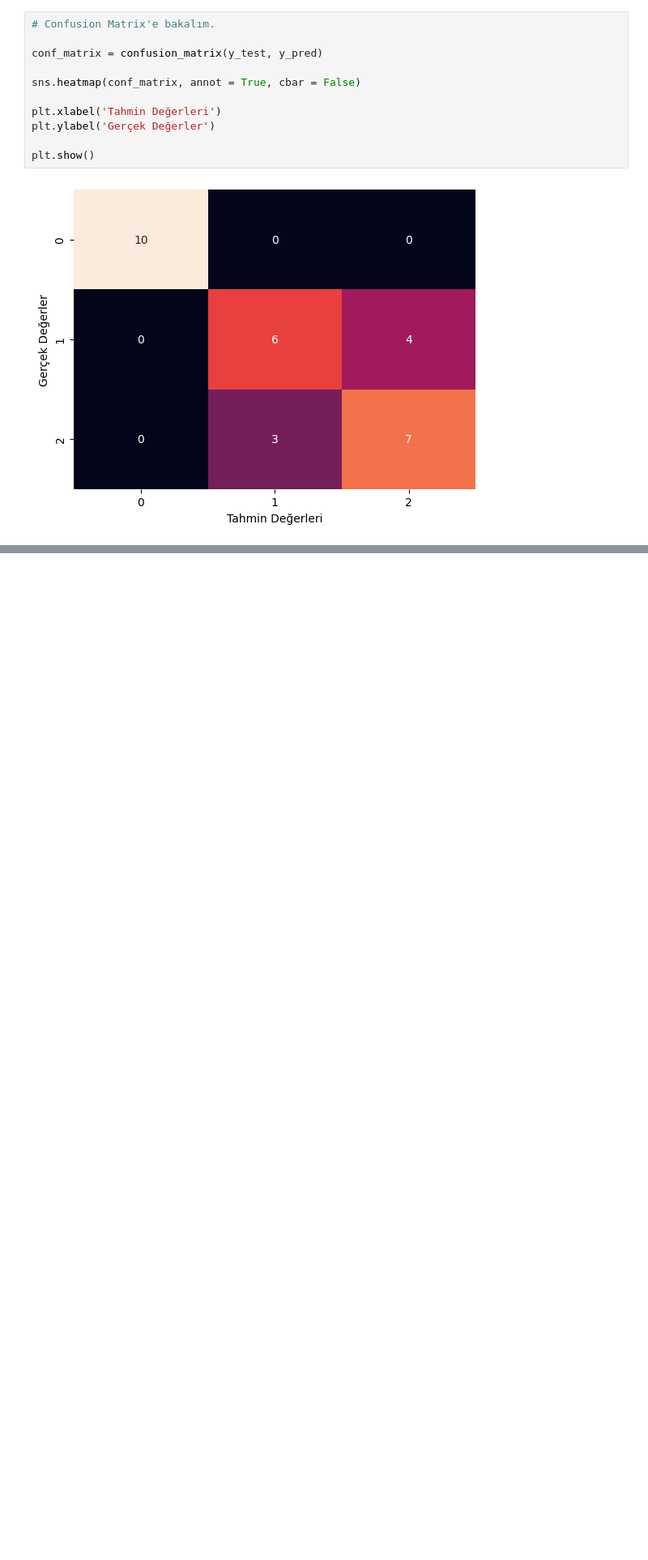
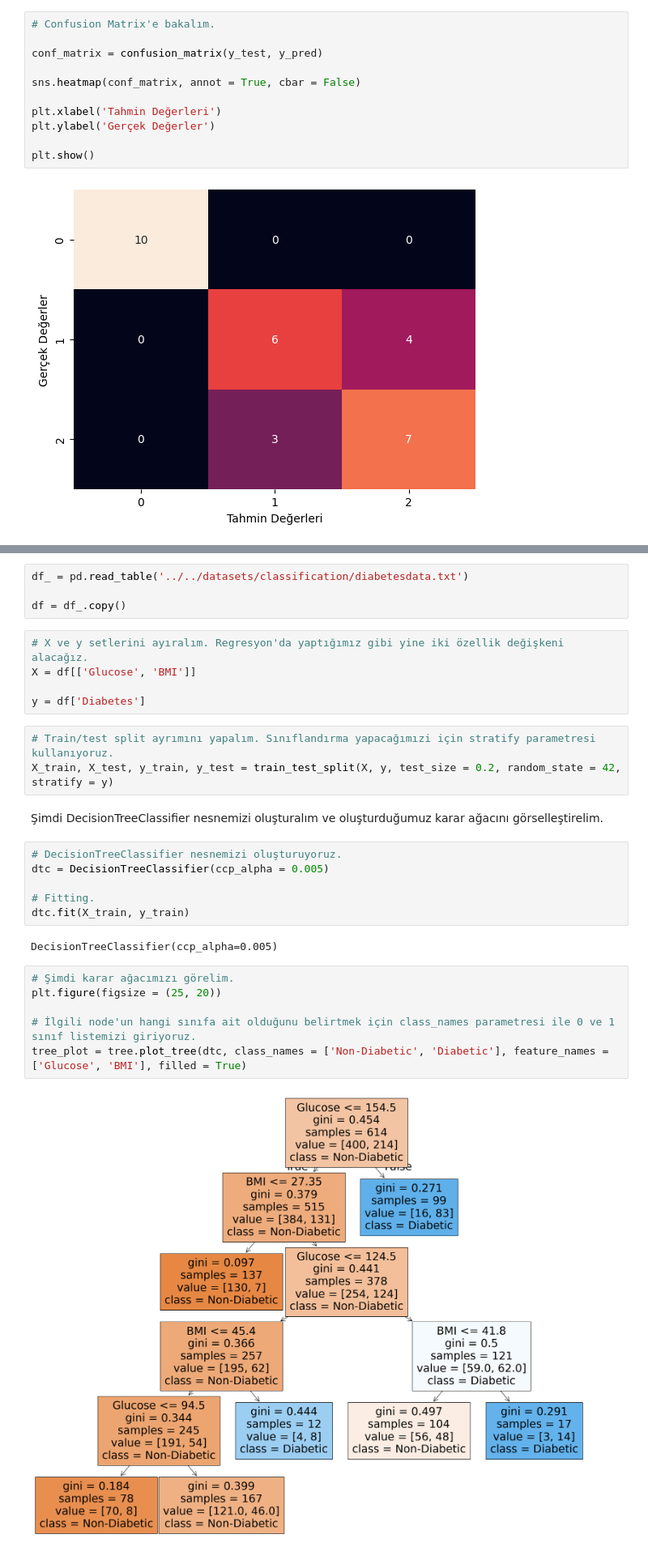
Before and after one commit to mybozkir/Machine_Learning_Practices, a Jupyter notebook: 1-Classification_Practices_TUR.ipynb, the cells around one changed output, grey strips where cells are left out. Shown at 81% size. Drawn from its saved outputs; the diff is of its cells as text; blank space fills up the shorter version.

```diff
--- a/1-Classification_Practices_TUR.ipynb
+++ b/1-Classification_Practices_TUR.ipynb
@@ -580,0 +785,30 @@ plt.show()
+# %%
+df_ = pd.read_table('../../datasets/classification/diabetesdata.txt')
+
+df = df_.copy()
+# %%
+# X ve y setlerini ayıralım. Regresyon'da yaptığımız gibi yine iki özellik değişkeni alacağız.
+X = df[['Glucose', 'BMI']]
+
+y = df['Diabetes']
+# %%
+# Train/test split ayrımını yapalım. Sınıflandırma yapacağımızi için stratify parametresi kullanıyoruz.
+X_train, X_test, y_train, y_test = train_test_split(X, y, test_size = 0.2, random_state = 42, stratify = y)
+# %% [markdown]
+Şimdi DecisionTreeClassifier nesnemizi oluşturalım ve oluşturduğumuz karar ağacını görselleştirelim.
+# %%
+# DecisionTreeClassifier nesnemizi oluşturuyoruz.
+dtc = DecisionTreeClassifier(ccp_alpha = 0.005)
+
+# Fitting.
+dtc.fit(X_train, y_train)
+# %% [output]
+DecisionTreeClassifier(ccp_alpha=0.005)
+# %%
+# Şimdi karar ağacımızı görelim.
+plt.figure(figsize = (25, 20))
+
+# İlgili node'un hangi sınıfa ait olduğunu belirtmek için class_names parametresi ile 0 ve 1 sınıf listemizi giriyoruz.
+tree_plot = tree.plot_tree(dtc, class_names = ['Non-Diabetic', 'Diabetic'], feature_names = ['Glucose', 'BMI'], filled = True)
+# %% [output]
+[figure, added]
```
Also changed, not shown: parts of 70 cells of this notebook, 1 other file.
